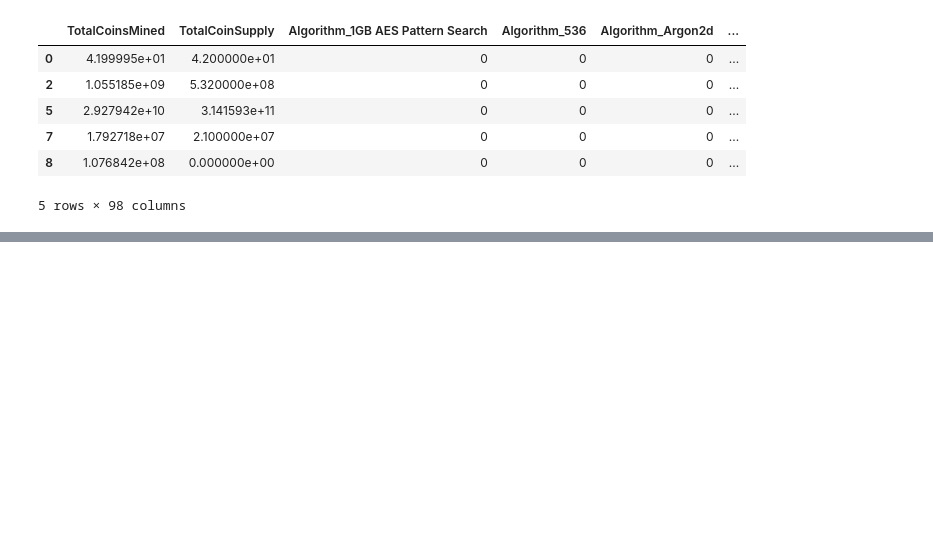
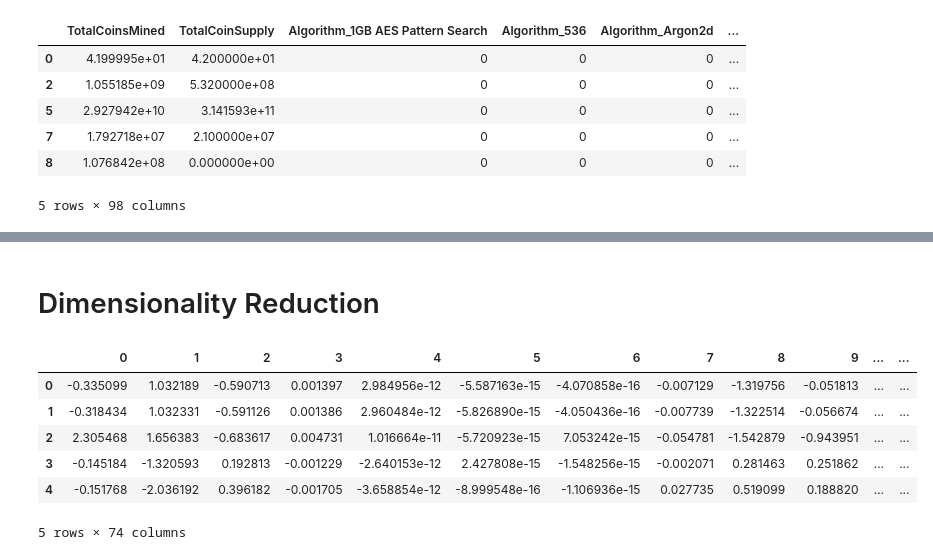
Before and after one commit to awesomepack/Crypto-Offerings, a Jupyter notebook: crypto.ipynb, the cells around one changed output, grey strips where cells are left out. Saved outputs shown, nothing was run; the diff lists cells and outputs as text; code cells hidden in the pictures; blank space fills up the shorter version.

```diff
--- a/crypto.ipynb
+++ b/crypto.ipynb
@@ -133,0 +148,21 @@ numeric.head()
+# %% [markdown]
+# Dimensionality Reduction
+# %%
+from sklearn.decomposition import PCA
+# Performing dimensionality reduction using PCA
+
+# Initializing PCA model
+pca = PCA(n_components= .90)
+
+# Fitting the data to our model and converting into a dataframe
+crypto_pca = pd.DataFrame(pca.fit_transform(standardized_crypto))
+
+crypto_pca.head()
+# %% [output]
+|  | 0 | 1 | 2 | 3 | 4 | 5 | 6 | 7 | 8 | 9 | ... | ... |
+| 0 | -0.335099 | 1.032189 | -0.590713 | 0.001397 | 2.984956e-12 | -5.587163e-15 | -4.070858e-16 | -0.007129 | -1.319756 | -0.051813 | ... | ... |
+| 1 | -0.318434 | 1.032331 | -0.591126 | 0.001386 | 2.960484e-12 | -5.826890e-15 | -4.050436e-16 | -0.007739 | -1.322514 | -0.056674 | ... | ... |
+| 2 | 2.305468 | 1.656383 | -0.683617 | 0.004731 | 1.016664e-11 | -5.720923e-15 | 7.053242e-15 | -0.054781 | -1.542879 | -0.943951 | ... | ... |
+| 3 | -0.145184 | -1.320593 | 0.192813 | -0.001229 | -2.640153e-12 | 2.427808e-15 | -1.548256e-15 | -0.002071 | 0.281463 | 0.251862 | ... | ... |
+| 4 | -0.151768 | -2.036192 | 0.396182 | -0.001705 | -3.658854e-12 | -8.999548e-16 | -1.106936e-15 | 0.027735 | 0.519099 | 0.188820 | ... | ... |
+5 rows × 74 columns
```
Also changed, not shown: parts of 8 cells of this notebook.
